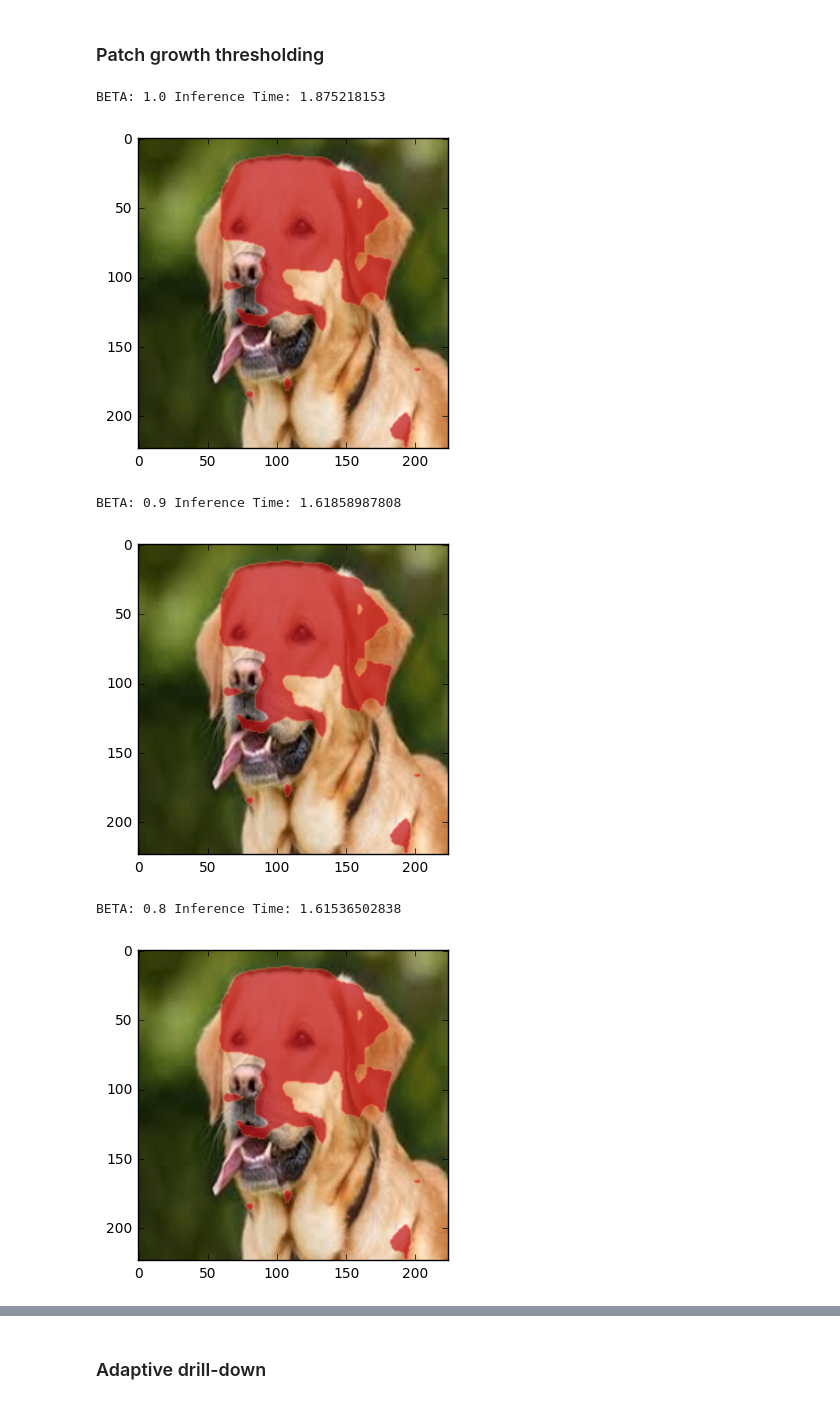
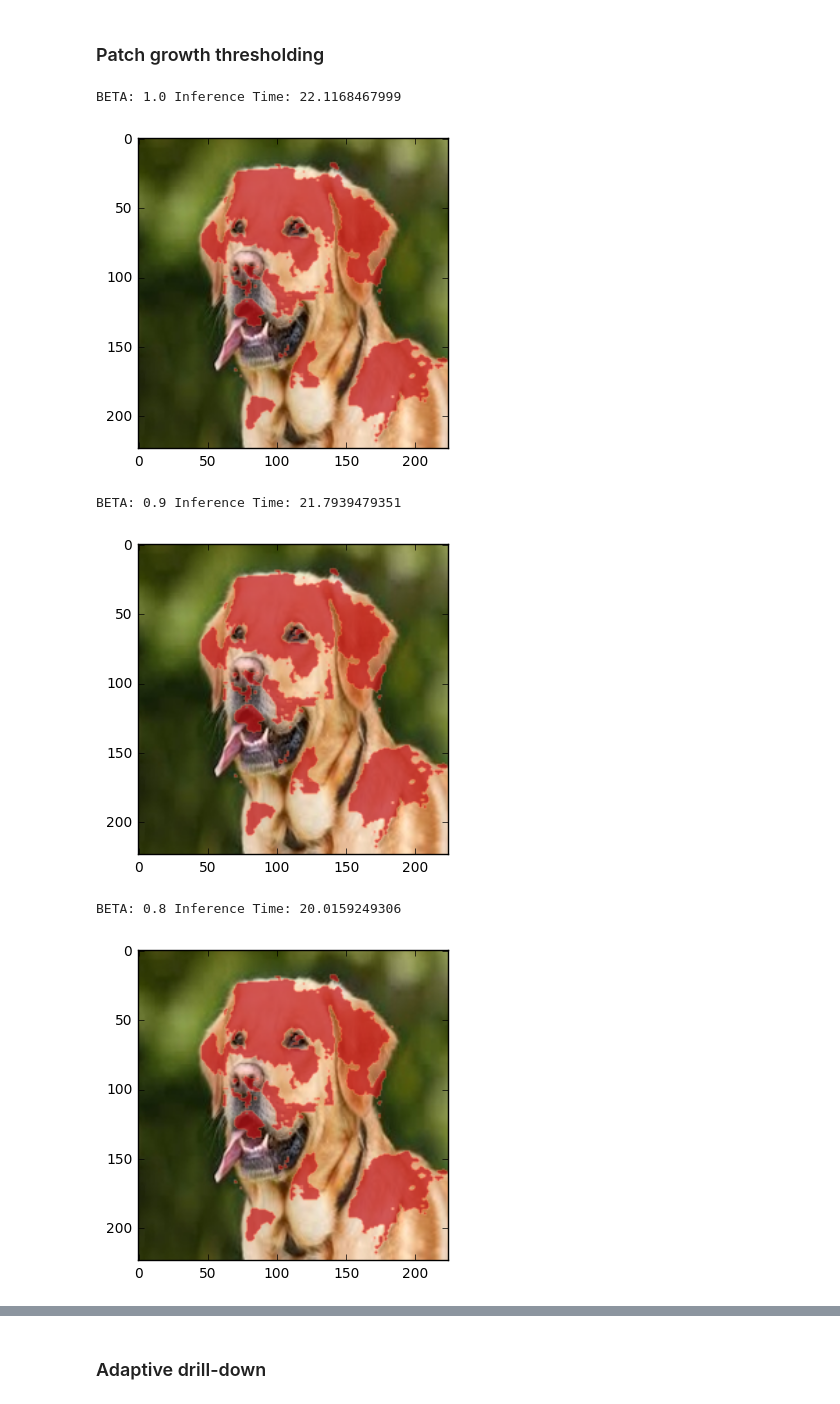
Before and after one commit to xil222/krypton, a Jupyter notebook: notebooks/cuda_impl_vgg16.ipynb, the cells around one changed output, grey strips where cells are left out. Cells and saved outputs as stored; diff of their text form; code cells hidden in the pictures.

Commit message:
patch growth truncation working

```diff
--- a/notebooks/cuda_impl_vgg16.ipynb
+++ b/notebooks/cuda_impl_vgg16.ipynb
@@ -22,8 +22,8 @@ from cnn.resnet18_inc_v1 import IncrementalResNet18V1
 image_file_path = "../cnn/dog_resized.jpg"
 interested_logit_index = 208
 # %%
-patch_size = 16
-stride = 8
+patch_size = 4
+stride = 1
 # %%
 # torch.cuda.synchronize()
 prev_time = time.time()
@@ -68,22 +68,22 @@ def inc_inference(beta, patch_size=4, stride=1, adaptive=False):
 # %%
 outputs_full_final = np.loadtxt('temp')
 times = []
 score = []
 
-for beta in [1.0, 0.9, 0.8, 0.7, 0.6, 0.5, 0.4, 0.3]:
+for beta in [1.0, 0.9, 0.8, 0.7, 0.6, 0.5, 0.4, 0.3, 0.2]:
     prev_time = time.time()
     outputs_inc_final = inc_inference(beta, patch_size=patch_size, stride=stride)
     inc_inference_time = time.time()-prev_time
     times.append(inc_inference_time)
     score.append(1-heatmap_f1_score(outputs_full_final, outputs_inc_final))
 
     label = "BETA: " + str(beta) +" Inference Time: " + str(inc_inference_time)
     print(label)
     show_heatmap_on_image(image_file_path, outputs_inc_final, patch_size, stride)
 # %% [output]
-BETA: 1.0 Inference Time: 1.875218153
+BETA: 1.0 Inference Time: 22.1168467999
-[figure, old version]
+[figure, new version]
-BETA: 0.9 Inference Time: 1.61858987808
+BETA: 0.9 Inference Time: 21.7939479351
-[figure, old version]
+[figure, new version]
-BETA: 0.8 Inference Time: 1.61536502838
+BETA: 0.8 Inference Time: 20.0159249306
-[figure, old version]
+[figure, new version]
```
Also changed, not shown: parts of 4 cells of this notebook, 4 other files.
